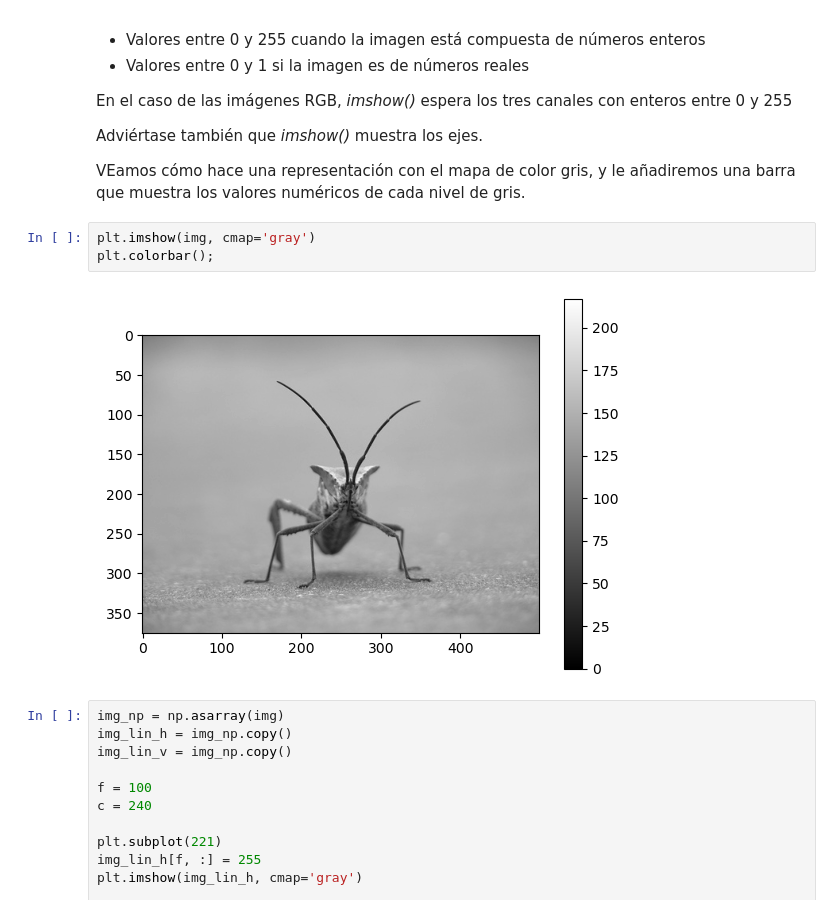
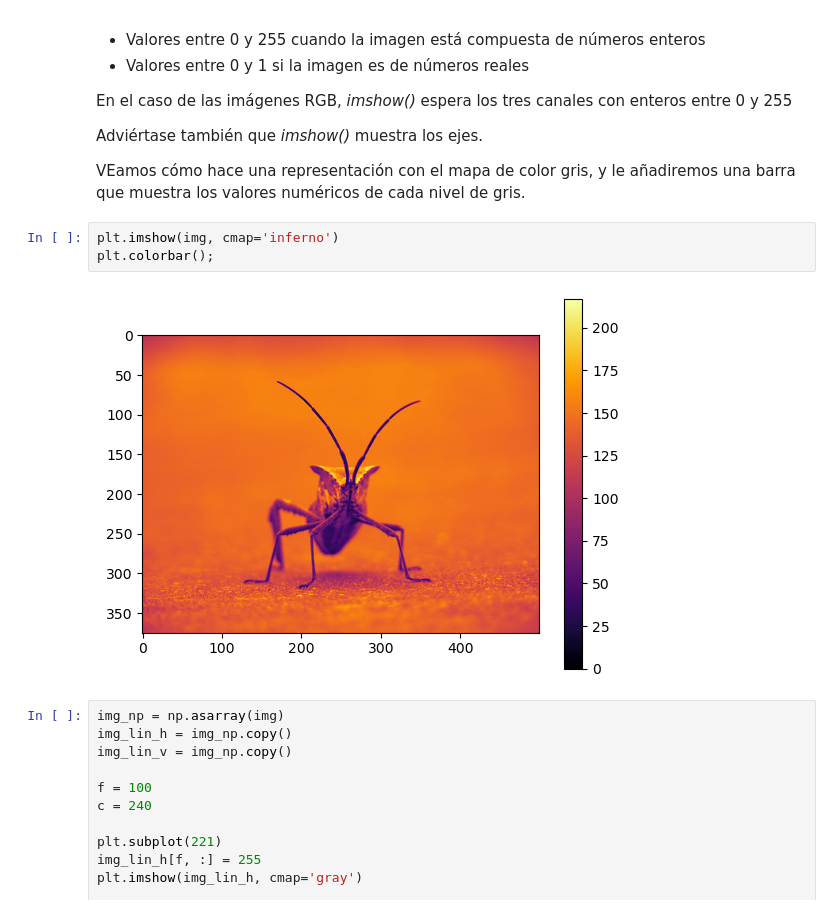
Before and after one commit to ULPGC-GTMA/ULPGC-TIV, a Jupyter notebook: Tema_1c.ipynb, the cells around one changed output. Saved outputs shown, nothing was run; the diff lists cells and outputs as text.

```diff
--- a/Tema_1c.ipynb
+++ b/Tema_1c.ipynb
@@ -170,10 +176,10 @@ Adviértase también que *imshow()* muestra los ejes.
 
 VEamos cómo hace una representación con el mapa de color gris, y le añadiremos una barra que muestra los valores numéricos de cada nivel de gris.
 # %%
-plt.imshow(img, cmap='gray')
+plt.imshow(img, cmap='inferno')
 plt.colorbar();
 # %% [output]
-[figure, old version]
+[figure, new version]
 # %%
 img_np = np.asarray(img)
 img_lin_h = img_np.copy()
```
Also changed, not shown: parts of 3 cells of this notebook, 3 other files.
